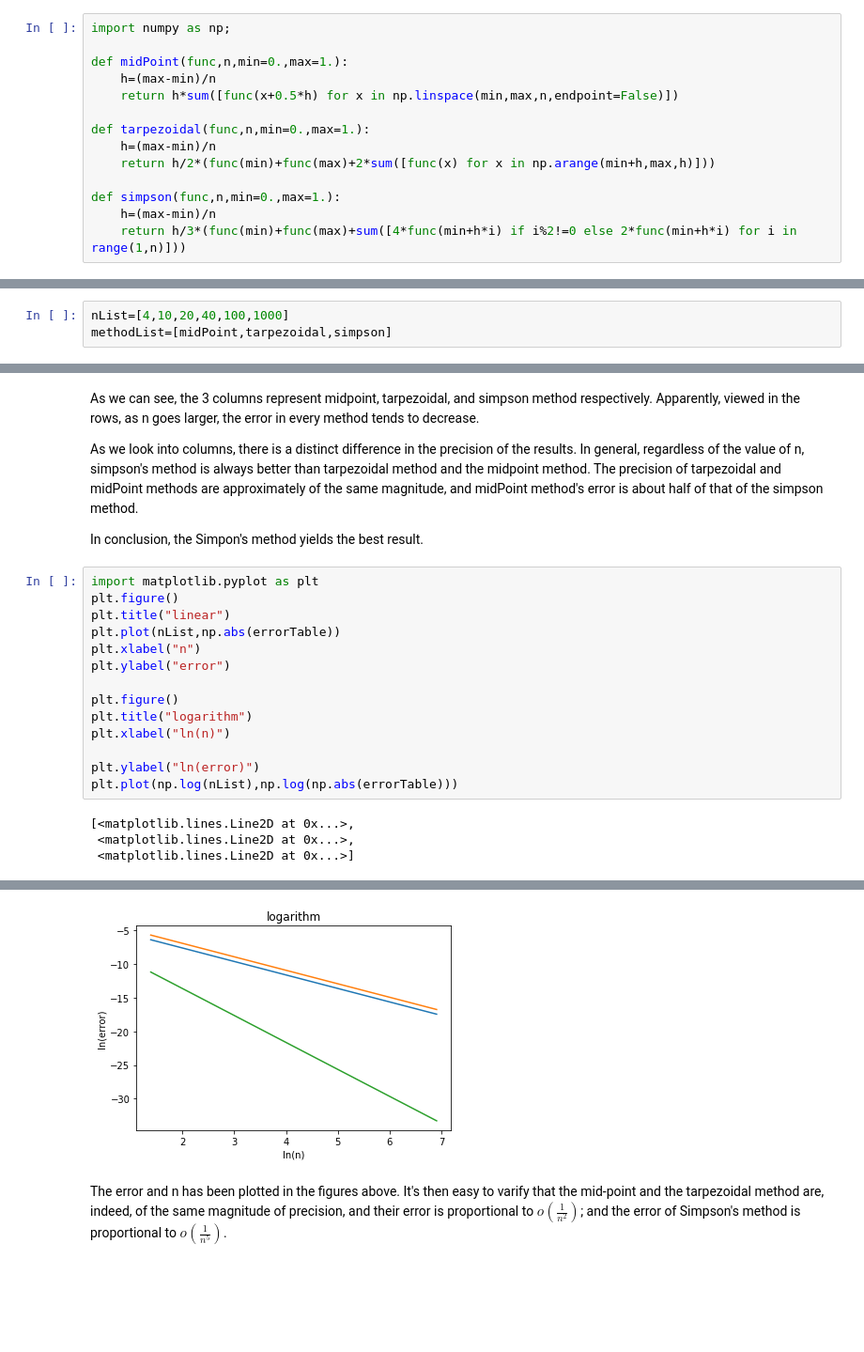
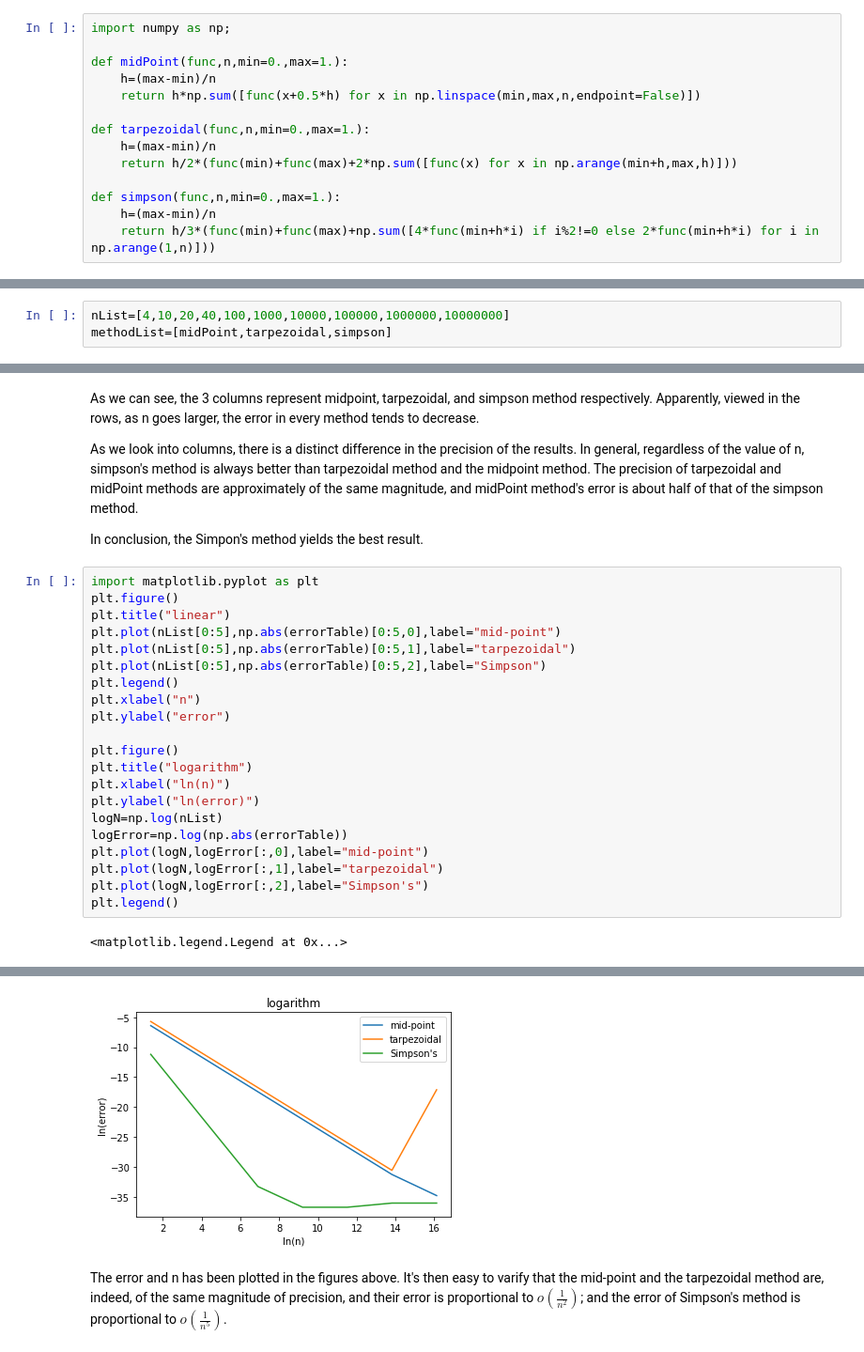
Before and after one commit to ShawHaines/ComputationalPhysics, a Jupyter notebook: 5/Integral.ipynb, the cells around one changed output, grey strips where cells are left out. Shown at 94% size. Saved outputs shown, nothing was run; the diff lists cells and outputs as text; blank space fills up the shorter version.

```diff
--- a/5/Integral.ipynb
+++ b/5/Integral.ipynb
@@ -18,15 +20,15 @@ import numpy as np;
 
 def midPoint(func,n,min=0.,max=1.):
     h=(max-min)/n
-    return h*sum([func(x+0.5*h) for x in np.linspace(min,max,n,endpoint=False)])
+    return h*np.sum([func(x+0.5*h) for x in np.linspace(min,max,n,endpoint=False)])
 
 def tarpezoidal(func,n,min=0.,max=1.):
     h=(max-min)/n
-    return h/2*(func(min)+func(max)+2*sum([func(x) for x in np.arange(min+h,max,h)]))
+    return h/2*(func(min)+func(max)+2*np.sum([func(x) for x in np.arange(min+h,max,h)]))
 
 def simpson(func,n,min=0.,max=1.):
     h=(max-min)/n
-    return h/3*(func(min)+func(max)+sum([4*func(min+h*i) if i%2!=0 else 2*func(min+h*i) for i in range(1,n)]))
+    return h/3*(func(min)+func(max)+np.sum([4*func(min+h*i) if i%2!=0 else 2*func(min+h*i) for i in np.arange(1,n)]))
 # %% [markdown]
 The exact value of the results should be $3$ and $1-1/e$
 # %%
@@ -35,7 +37,7 @@ print(standard)
 # %% [output]
 [3, 0.6321205588285577]
 # %%
-nList=[4,10,20,40,100,1000]
+nList=[4,10,20,40,100,1000,10000,100000,1000000,10000000]
 methodList=[midPoint,tarpezoidal,simpson]
 # %%
 table=np.reshape([method(f,n) for n in nList for method in methodList],(len(nList),len(methodList)))
@@ -95,17 +102,22 @@ In conclusion, the Simpon's method yields the best result.
 import matplotlib.pyplot as plt
 plt.figure()
 plt.title("linear")
-plt.plot(nList,np.abs(errorTable))
+plt.plot(nList[0:5],np.abs(errorTable)[0:5,0],label="mid-point")
+plt.plot(nList[0:5],np.abs(errorTable)[0:5,1],label="tarpezoidal")
+plt.plot(nList[0:5],np.abs(errorTable)[0:5,2],label="Simpson")
+plt.legend()
 plt.xlabel("n")
 plt.ylabel("error")
 
 plt.figure()
 plt.title("logarithm")
 plt.xlabel("ln(n)")
-
 plt.ylabel("ln(error)")
-plt.plot(np.log(nList),np.log(np.abs(errorTable)))
+logN=np.log(nList)
+logError=np.log(np.abs(errorTable))
+plt.plot(logN,logError[:,0],label="mid-point")
+plt.plot(logN,logError[:,1],label="tarpezoidal")
+plt.plot(logN,logError[:,2],label="Simpson's")
+plt.legend()
 # %% [output]
-[<matplotlib.lines.Line2D at 0x...>,
- <matplotlib.lines.Line2D at 0x...>,
- <matplotlib.lines.Line2D at 0x...>]
+<matplotlib.legend.Legend at 0x...>
@@ -113,3 +125,3 @@ plt.plot(np.log(nList),np.log(np.abs(errorTable)))
-[figure, old version]
+[figure, new version]
 # %% [markdown]
 The error and n has been plotted in the figures above. It's then easy to varify that the mid-point and the tarpezoidal method are, indeed, of the same magnitude of precision, and their error is proportional to $o(\frac{1}{n^2})$; and the error of Simpson's method is proportional to $o(\frac{1}{n^5})$.
```
Also changed, not shown: parts of 8 cells of this notebook, 1 other file.
